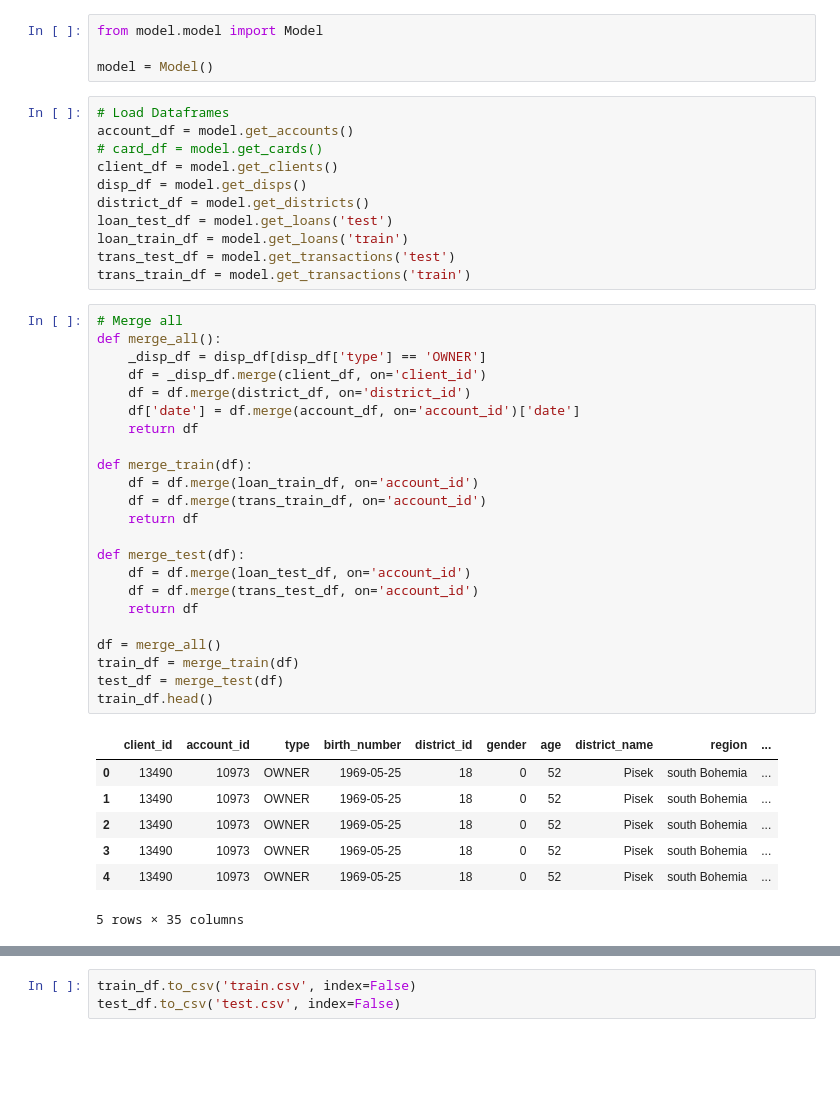
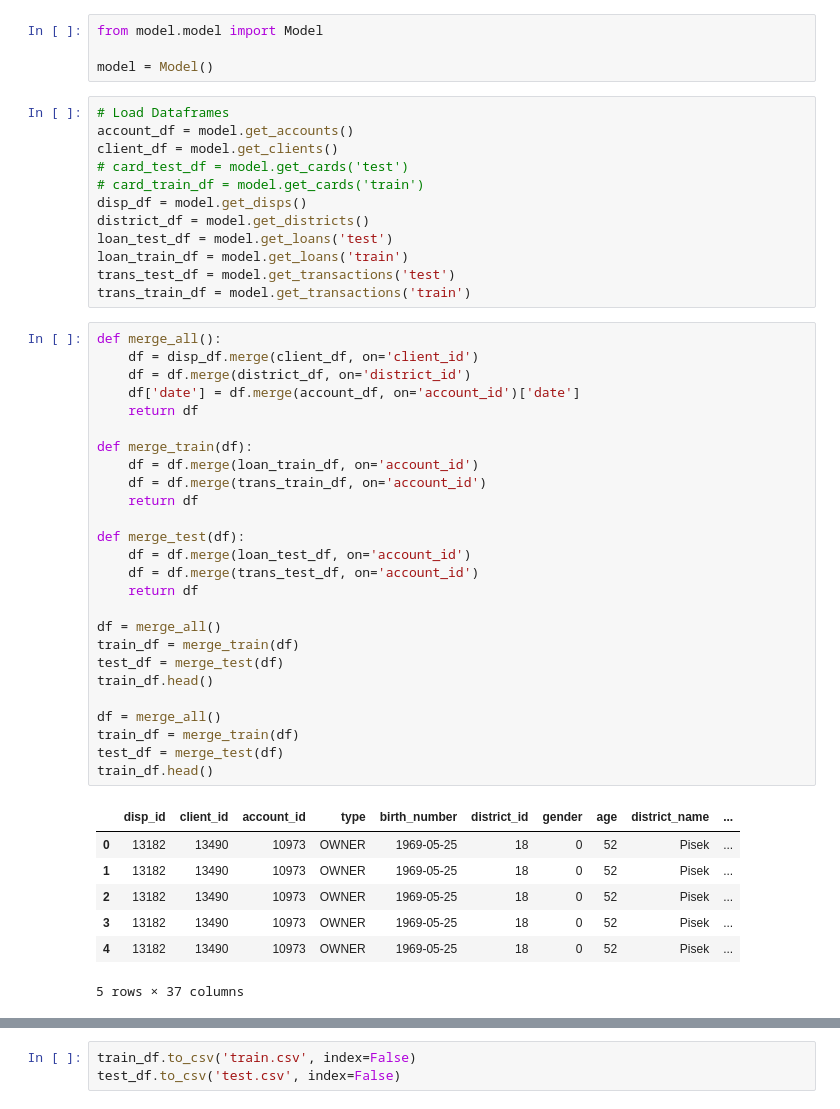
Before and after one commit to Goncalo101/FEUP-CAC, a Jupyter notebook: 03-Data-Preparation.ipynb, the cells around one changed output, grey strips where cells are left out. Cells and saved outputs as stored; diff of their text form; blank space fills up the shorter version.

Commit message:
added more columns

```diff
--- a/03-Data-Preparation.ipynb
+++ b/03-Data-Preparation.ipynb
@@ -9,8 +9,9 @@ model = Model()
 # %%
 # Load Dataframes
 account_df = model.get_accounts()
-# card_df = model.get_cards()
 client_df = model.get_clients()
+# card_test_df = model.get_cards('test')
+# card_train_df = model.get_cards('train')
 disp_df = model.get_disps()
 district_df = model.get_districts()
 loan_test_df = model.get_loans('test')
@@ -18,33 +19,36 @@ loan_train_df = model.get_loans('train')
 trans_test_df = model.get_transactions('test')
 trans_train_df = model.get_transactions('train')
 # %%
-# Merge all
 def merge_all():
-    _disp_df = disp_df[disp_df['type'] == 'OWNER']
-    df = _disp_df.merge(client_df, on='client_id')
+    df = disp_df.merge(client_df, on='client_id')
     df = df.merge(district_df, on='district_id')
     df['date'] = df.merge(account_df, on='account_id')['date']
     return df
 
 def merge_train(df):
     df = df.merge(loan_train_df, on='account_id')
     df = df.merge(trans_train_df, on='account_id')
     return df
 
 def merge_test(df):
     df = df.merge(loan_test_df, on='account_id')
     df = df.merge(trans_test_df, on='account_id')
     return df
 
 df = merge_all()
 train_df = merge_train(df)
 test_df = merge_test(df)
 train_df.head()
+
+df = merge_all()
+train_df = merge_train(df)
+test_df = merge_test(df)
+train_df.head()
 # %% [output]
-|  | client_id | account_id | type | birth_number | district_id | gender | age | district_name | region | ... |
-| 0 | 13490 | 10973 | OWNER | 1969-05-25 | 18 | 0 | 52 | Pisek | south Bohemia | ... |
-| 1 | 13490 | 10973 | OWNER | 1969-05-25 | 18 | 0 | 52 | Pisek | south Bohemia | ... |
-| 2 | 13490 | 10973 | OWNER | 1969-05-25 | 18 | 0 | 52 | Pisek | south Bohemia | ... |
-| 3 | 13490 | 10973 | OWNER | 1969-05-25 | 18 | 0 | 52 | Pisek | south Bohemia | ... |
-| 4 | 13490 | 10973 | OWNER | 1969-05-25 | 18 | 0 | 52 | Pisek | south Bohemia | ... |
+|  | disp_id | client_id | account_id | type | birth_number | district_id | gender | age | district_name | ... |
+| 0 | 13182 | 13490 | 10973 | OWNER | 1969-05-25 | 18 | 0 | 52 | Pisek | ... |
+| 1 | 13182 | 13490 | 10973 | OWNER | 1969-05-25 | 18 | 0 | 52 | Pisek | ... |
+| 2 | 13182 | 13490 | 10973 | OWNER | 1969-05-25 | 18 | 0 | 52 | Pisek | ... |
+| 3 | 13182 | 13490 | 10973 | OWNER | 1969-05-25 | 18 | 0 | 52 | Pisek | ... |
+| 4 | 13182 | 13490 | 10973 | OWNER | 1969-05-25 | 18 | 0 | 52 | Pisek | ... |
-5 rows × 35 columns
+5 rows × 37 columns
```
Also changed, not shown: parts of 9 cells of this notebook, 26 other files.
